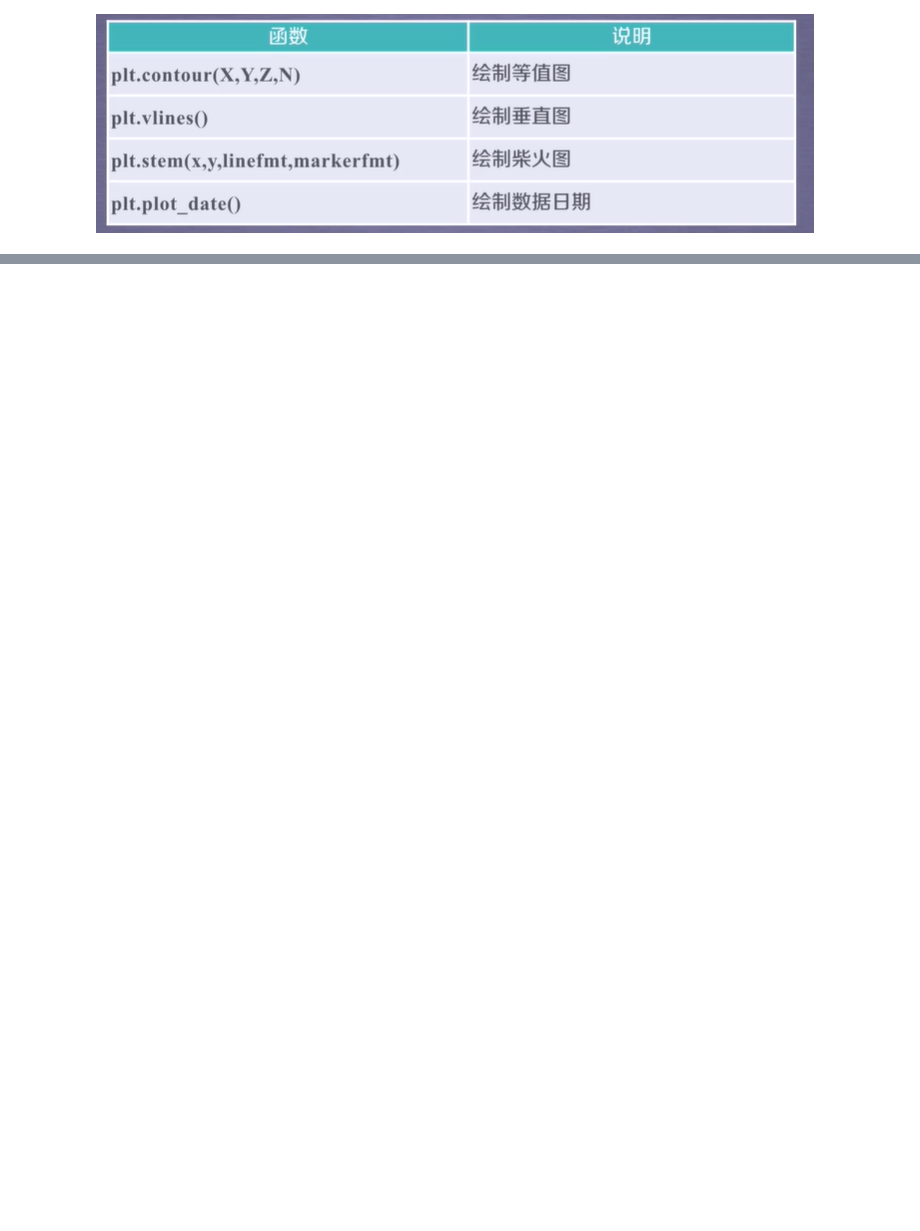
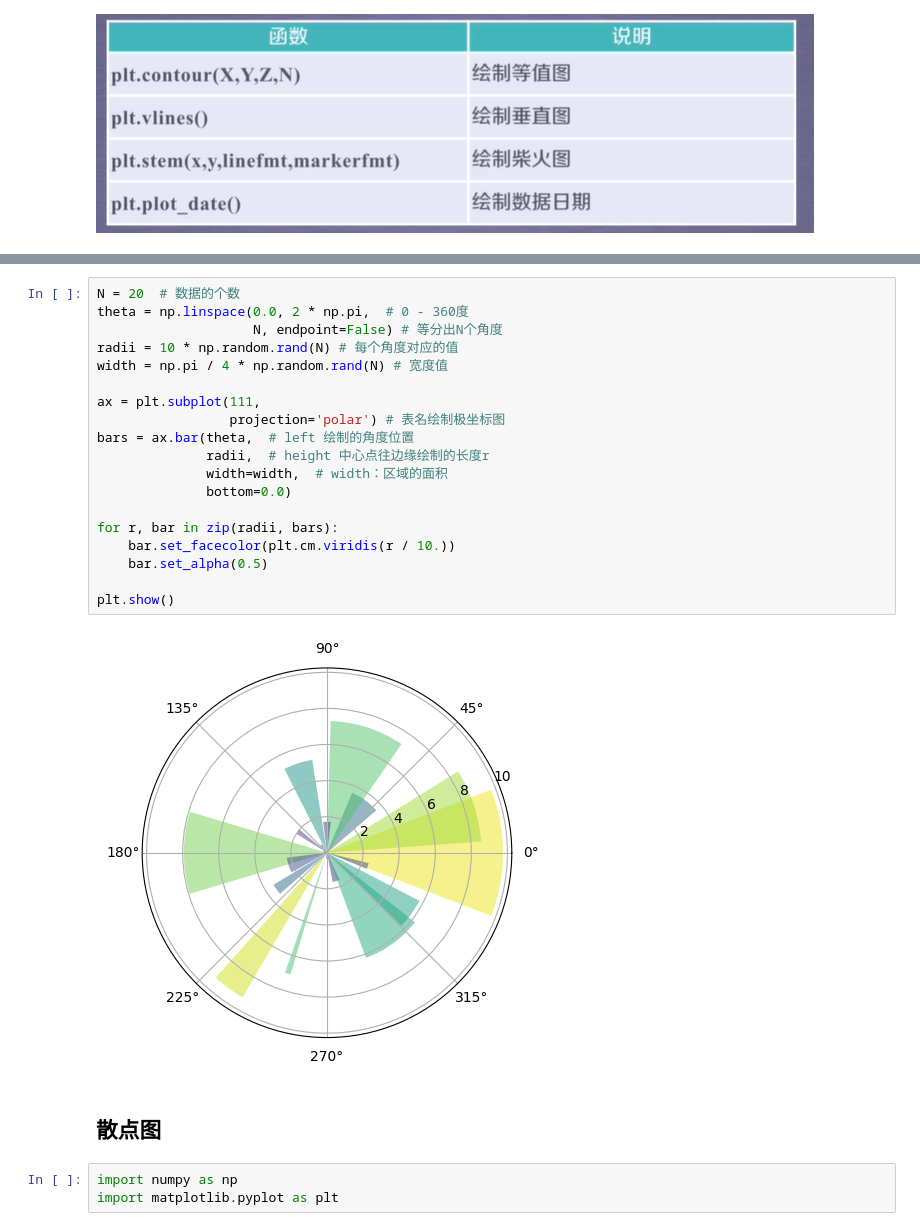
Before and after one commit to ylc-1124/DeepLearning_d2l, a Jupyter notebook: 2 预备知识/2.8 Matplotlib基础图表.ipynb, the cells around one changed output, grey strips where cells are left out. Cells and saved outputs as stored; diff of their text form; blank space fills up the shorter version.

```diff
--- a/2 预备知识/2.8 Matplotlib基础图表.ipynb
+++ b/2 预备知识/2.8 Matplotlib基础图表.ipynb
@@ -4,0 +54,26 @@
+# %%
+N = 20  # 数据的个数
+theta = np.linspace(0.0, 2 * np.pi,  # 0 - 360度
+                    N, endpoint=False) # 等分出N个角度
+radii = 10 * np.random.rand(N) # 每个角度对应的值
+width = np.pi / 4 * np.random.rand(N) # 宽度值
+
+ax = plt.subplot(111,
+                 projection='polar') # 表名绘制极坐标图
+bars = ax.bar(theta,  # left 绘制的角度位置
+              radii,  # height 中心点往边缘绘制的长度r
+              width=width,  # width：区域的面积
+              bottom=0.0)
+
+for r, bar in zip(radii, bars):
+    bar.set_facecolor(plt.cm.viridis(r / 10.))
+    bar.set_alpha(0.5)
+
+plt.show()
+# %% [output]
+[figure, added]
+# %% [markdown]
+## 散点图
+# %%
+import numpy as np
+import matplotlib.pyplot as plt
```
Also changed, not shown: parts of 9 cells of this notebook, 3 other files.
